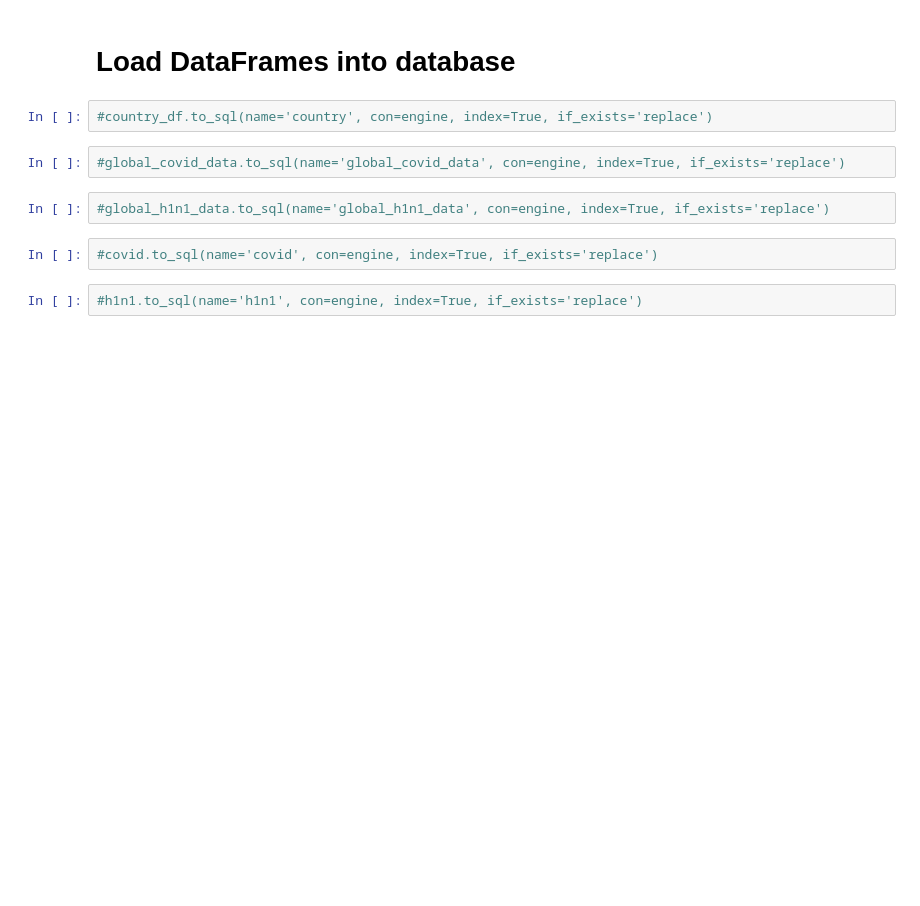
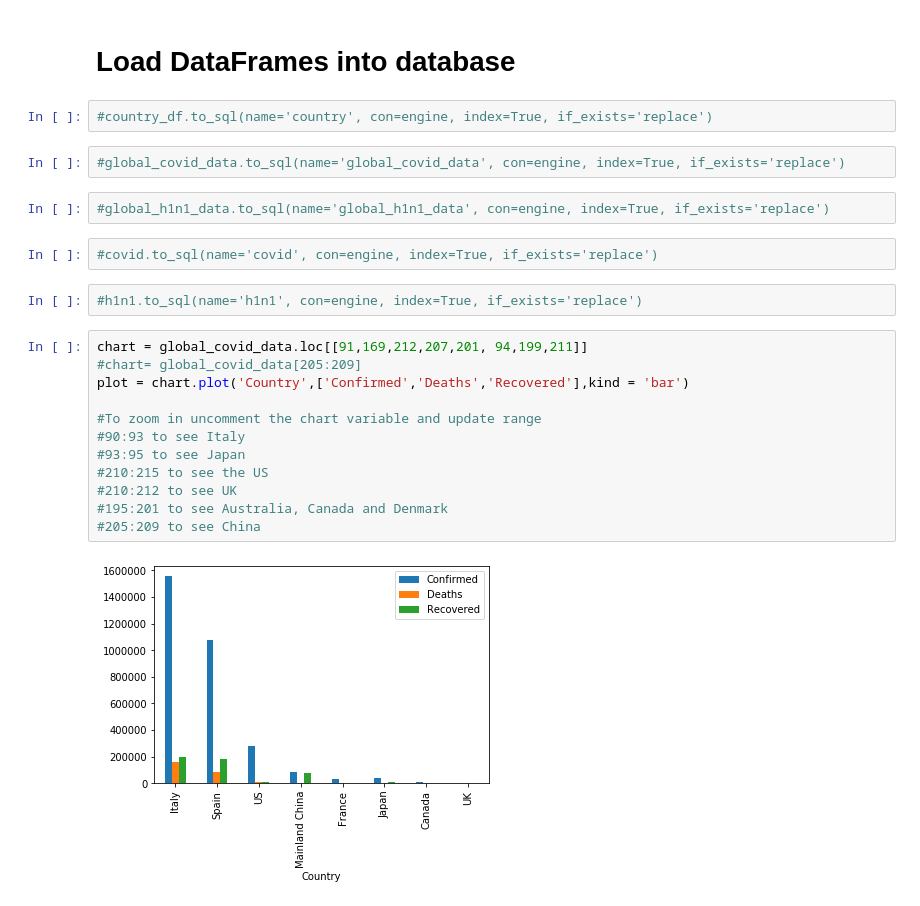
Before and after one commit to miladdavoodi9/Global_COVID-19_Analysis, a Jupyter notebook: ETL.ipynb, the cells around one changed output. Cells and saved outputs as stored; diff of their text form; blank space fills up the shorter version.

```diff
--- a/ETL.ipynb
+++ b/ETL.ipynb
@@ -426,3 +423,17 @@ engine.table_names()
 #covid.to_sql(name='covid', con=engine, index=True, if_exists='replace')
 # %%
 #h1n1.to_sql(name='h1n1', con=engine, index=True, if_exists='replace')
+# %%
+chart = global_covid_data.loc[[91,169,212,207,201, 94,199,211]]
+#chart= global_covid_data[205:209]
+plot = chart.plot('Country',['Confirmed','Deaths','Recovered'],kind = 'bar')
+
+#To zoom in uncomment the chart variable and update range
+#90:93 to see Italy
+#93:95 to see Japan
+#210:215 to see the US
+#210:212 to see UK
+#195:201 to see Australia, Canada and Denmark
+#205:209 to see China
+# %% [output]
+[figure, added]
```
Also changed, not shown: parts of 12 cells of this notebook, 11 other files.
